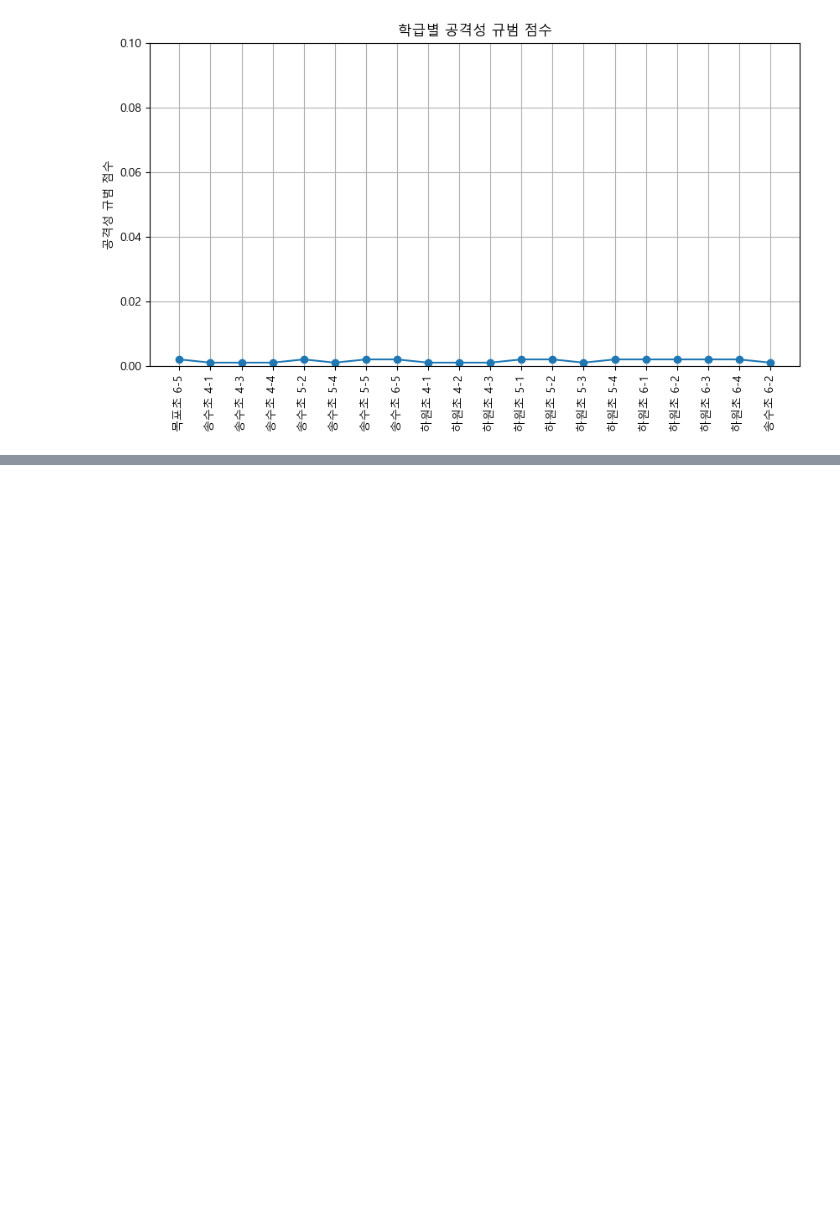
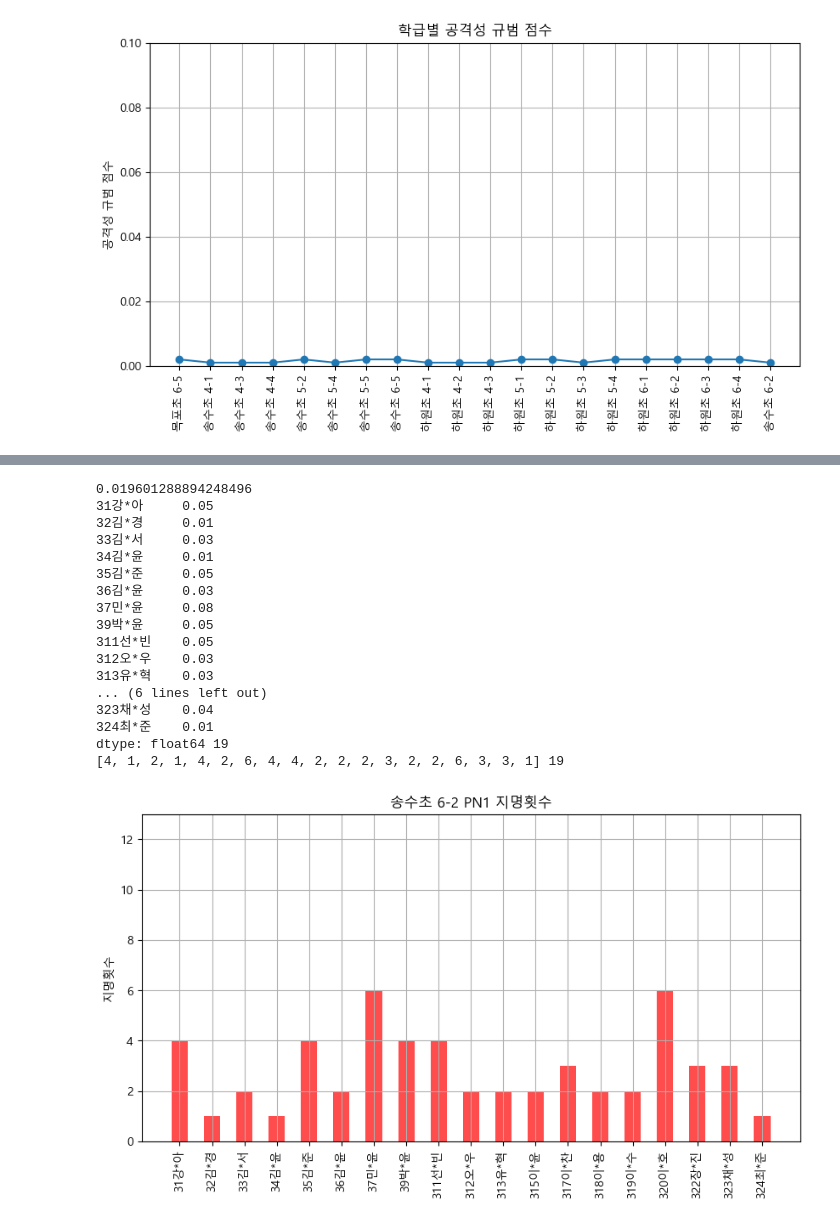
Before and after one commit to Byumin/peer, a Jupyter notebook: class_score.ipynb, the cells around one changed output, grey strips where cells are left out. Drawn from its saved outputs; the diff is of its cells as text; code cells hidden in the pictures; blank space fills up the shorter version.

```diff
--- a/class_score.ipynb
+++ b/class_score.ipynb
@@ -454,0 +537,46 @@ plt.show()
+# %%
+# 하원초 4-3 자세히 확인
+import pandas as pd
+import matplotlib.pyplot as plt
+plt.rcParams['font.family'] = 'Malgun Gothic'  # 윈도우 기본 한글 폰트
+
+status_score, ratio_by_student, freq_list = status_hierarchy(dfs[10], ['PN1'])
+print(status_score)
+print(ratio_by_student, len(ratio_by_student))
+print(freq_list, len(freq_list))
+
+names = ratio_by_student.index
+counts = freq_list
+
+# 데이터프레임으로 변환
+score_df = pd.DataFrame(status_scores)
+
+# 시각화
+plt.figure(figsize=(10, 5))
+plt.bar(names, counts, width=0.5, color='red', alpha=0.7)
+plt.xlabel("")
+plt.ylabel("지명횟수")
+plt.ylim(0, 13)
+plt.title("송수초 6-2 PN1 지명횟수")
+plt.xticks(rotation=90)
+plt.grid(True)
+plt.show()
+# %% [output]
+0.019601288894248496
+31강*아     0.05
+32김*경     0.01
+33김*서     0.03
+34김*윤     0.01
+35김*준     0.05
+36김*윤     0.03
+37민*윤     0.08
+39박*윤     0.05
+311선*빈    0.05
+312오*우    0.03
+313유*혁    0.03
+... (6 lines left out)
+323채*성    0.04
+324최*준    0.01
+dtype: float64 19
+[4, 1, 2, 1, 4, 2, 6, 4, 4, 2, 2, 2, 3, 2, 2, 6, 3, 3, 1] 19
+[figure, added]
```
Also changed, not shown: parts of 15 cells of this notebook, 2 other files.
